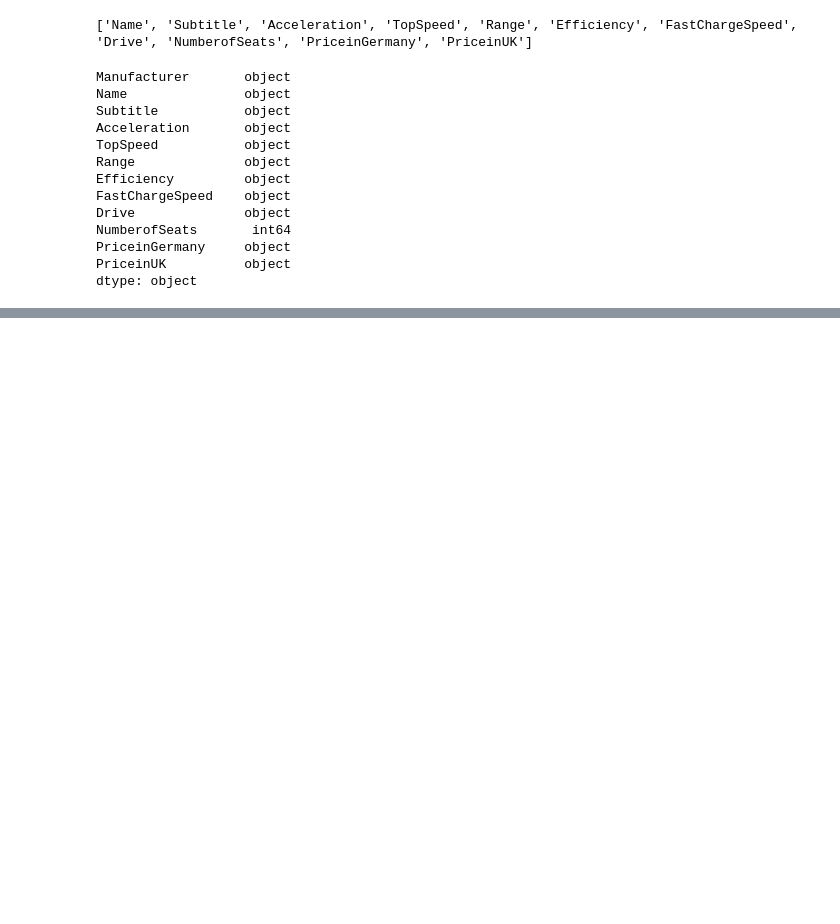
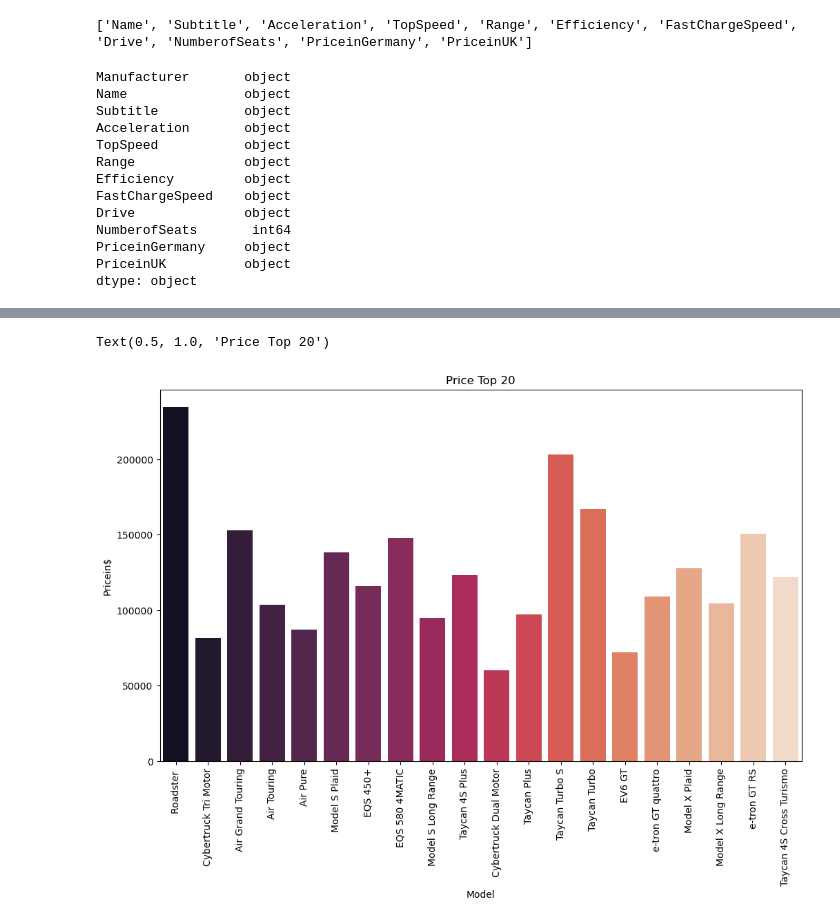
Before and after one commit to juanreyes97/project1_team5, a Jupyter notebook: Electric Cars Poyect.ipynb, the cells around one changed output, grey strips where cells are left out. Cells and saved outputs as stored; diff of their text form; code cells hidden in the pictures; blank space fills up the shorter version.

```diff
--- a/Electric Cars Poyect.ipynb
+++ b/Electric Cars Poyect.ipynb
@@ -107,0 +196,8 @@ ecar_df.head()
+# %%
+plt.figure(figsize = (12,7))
+sns.barplot(x = data_rat_20["Model"],y = data_rat_20["Pricein$"],palette = "rocket" )
+plt.xticks(rotation = "vertical")
+plt.title("Price Top 20")
+# %% [output]
+Text(0.5, 1.0, 'Price Top 20')
+[figure, added]
```
Also changed, not shown: parts of 44 cells of this notebook, 6 other files.
